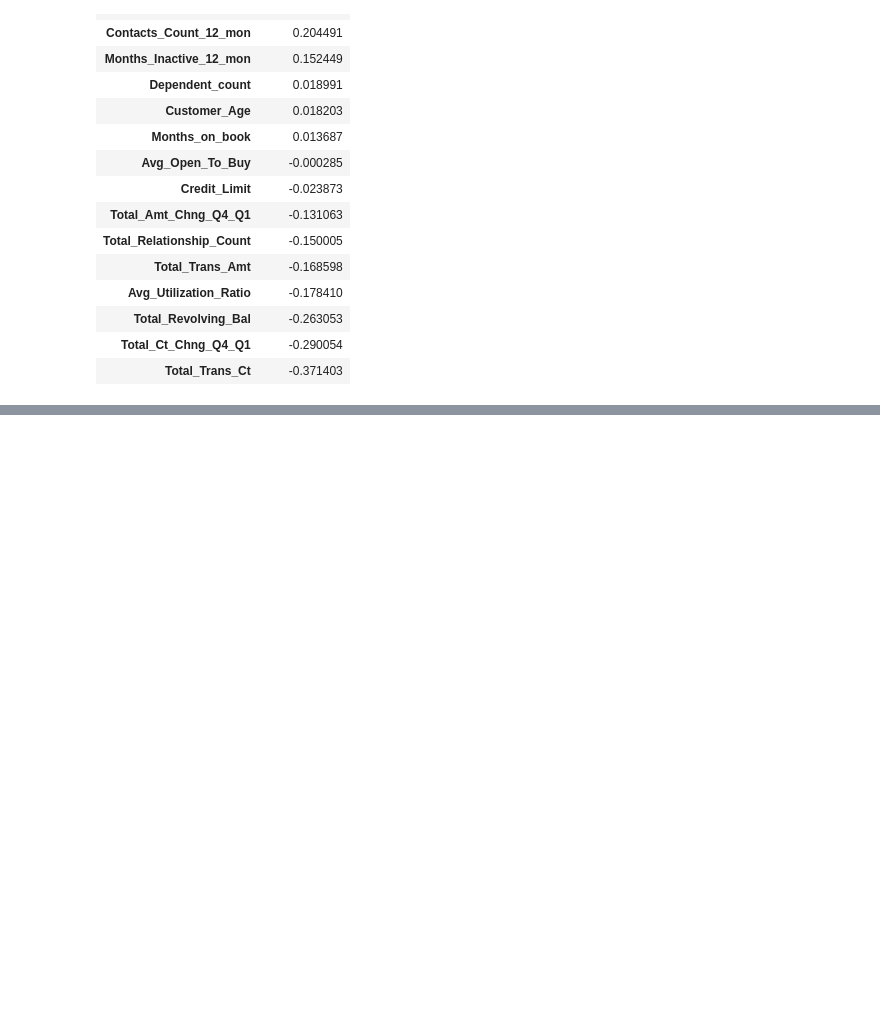
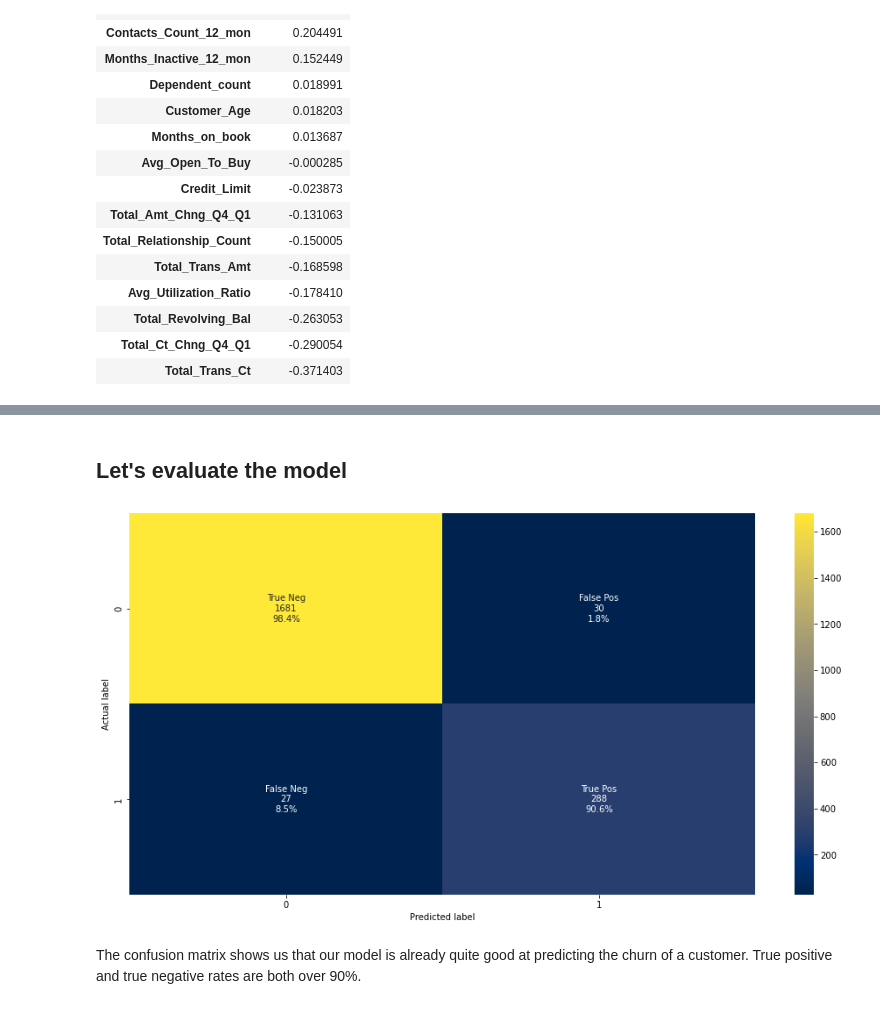
Before and after one commit to johmakinen/Various_projects, a Jupyter notebook: Notebooks/Credit_card_churn.ipynb, the cells around one changed output, grey strips where cells are left out. Drawn from its saved outputs; the diff is of its cells as text; code cells hidden in the pictures; blank space fills up the shorter version.

Commit message:
Model evaluated at Credit card churn

```diff
--- a/Notebooks/Credit_card_churn.ipynb
+++ b/Notebooks/Credit_card_churn.ipynb
@@ -199,0 +237,9 @@ The Target label seems to correlate most with
+# %%
+num_cols2 = list(filter(lambda x: x!='Attrition_Flag', num_cols))
+cat_idx = X.columns.get_indexer(cat_cols)
+preprocessor = ColumnTransformer(
+    transformers=[
+        ("num", MinMaxScaler(), num_cols2),
+        ("cat", OneHotEncoder(handle_unknown="ignore"), cat_idx),
+    ]
+)
@@ -199,0 +253,3 @@ The Target label seems to correlate most with
+# %%
+X_train = preprocessor.fit_transform(X_train)
+X_test = preprocessor.transform(X_test)
@@ -199,0 +258,4 @@ The Target label seems to correlate most with
+# %%
+sm = SMOTE(random_state = 69, sampling_strategy = 1.0)
+
+X_train, y_train = sm.fit_resample(X_train, y_train)
@@ -199,0 +266,5 @@ The Target label seems to correlate most with
+# %%
+xgb_model = xgb.XGBClassifier(random_state=69, use_label_encoder=False, n_jobs=-1,eval_metric='logloss')
+
+xgb_model.fit(X_train, y_train)
+print(classification_report(y_test, xgb_model.predict(X_test)))
@@ -199,0 +280,23 @@ The Target label seems to correlate most with
+# %% [markdown]
+## Let's evaluate the model
+# %%
+def plot_confusion(y_pred,y_test):
+    cm = confusion_matrix(y_pred,y_test)
+    group_names = ['True Neg','False Pos','False Neg','True Pos']
+    group_counts = ["{0:0.0f}".format(value) for value in
+            cm.flatten()]
+    group_percentages = ["{0:.1%}".format(value) for value in
+            cm.flatten()/ np.repeat([y_test.value_counts()[0],y_test.value_counts()[1]],2)]
+    labels = [f"{v1}\n{v2}\n{v3}" for v1, v2, v3 in
+            zip(group_names,group_counts,group_percentages)]
+    labels = np.asarray(labels).reshape(2,2)
+    plt.figure(figsize=[16,8])
+    sns.heatmap(cm, annot=labels, fmt='',cmap='cividis')
+    plt.ylabel('Actual label')
+    plt.xlabel('Predicted label')
+
+plot_confusion(xgb_model.predict(X_test),y_test)
+# %% [output]
+[figure, added]
+# %% [markdown]
+The confusion matrix shows us that our model is already quite good at predicting the churn of a customer. True positive and true negative rates are both over 90%.
```
Also changed, not shown: parts of 23 cells of this notebook.
